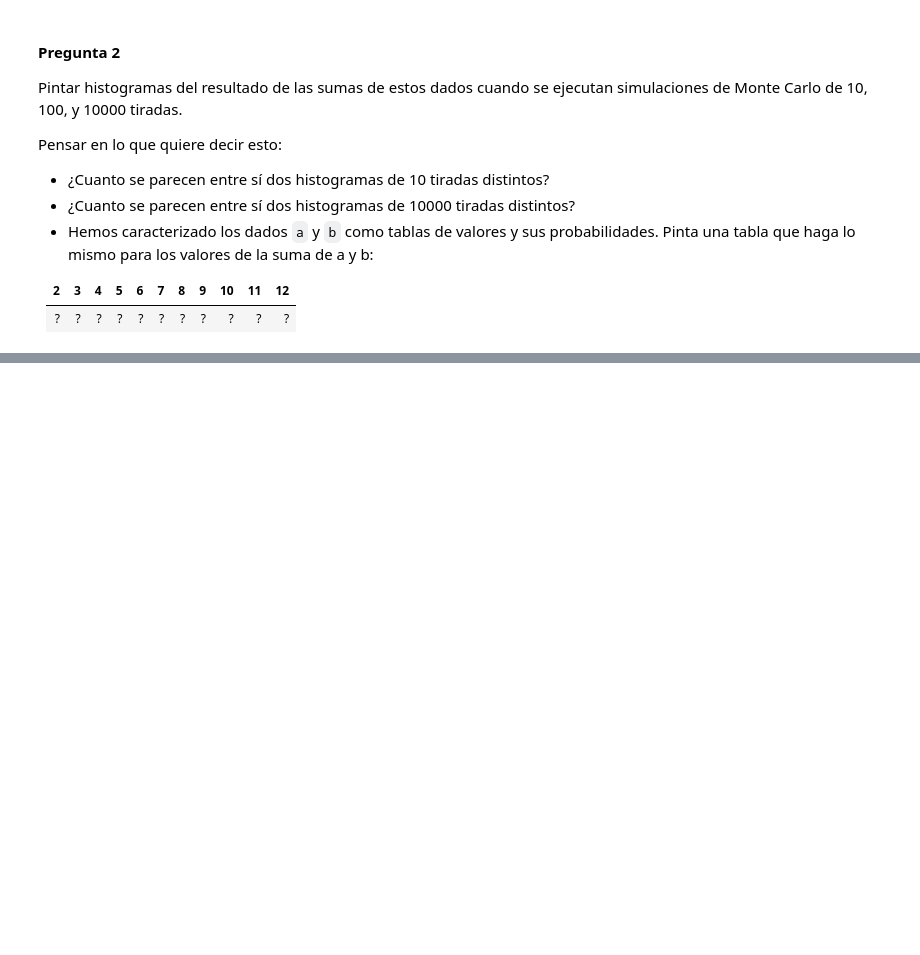
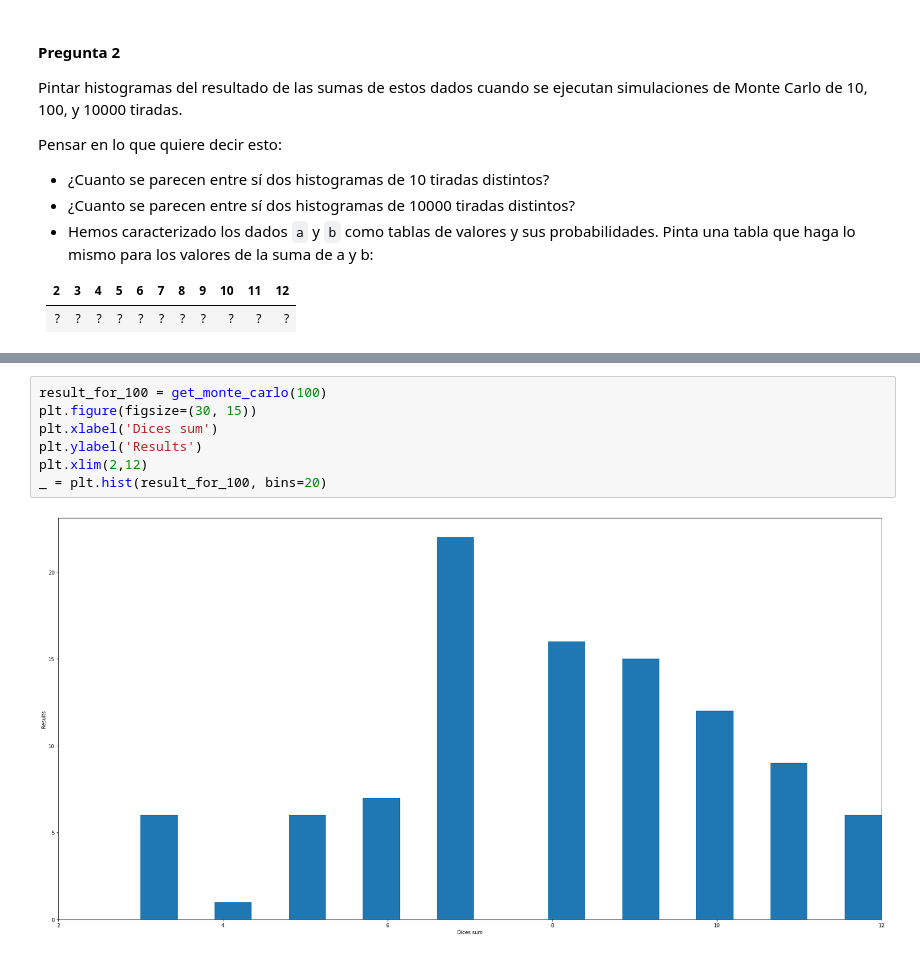
Before and after one commit to dorogoy/ejercicios, a Jupyter notebook: datos_univariados_2/intro.ipynb, the cells around one changed output, grey strips where cells are left out. Cells and saved outputs as stored; diff of their text form; blank space fills up the shorter version.

```diff
--- a/datos_univariados_2/intro.ipynb
+++ b/datos_univariados_2/intro.ipynb
@@ -272,0 +235,9 @@ _ = plt.ylabel("probability density")
+# %%
+result_for_100 = get_monte_carlo(100)
+plt.figure(figsize=(30, 15))
+plt.xlabel('Dices sum')
+plt.ylabel('Results')
+plt.xlim(2,12)
+_ = plt.hist(result_for_100, bins=20)
+# %% [output]
+[figure, added]
```
Also changed, not shown: parts of 15 cells of this notebook.
